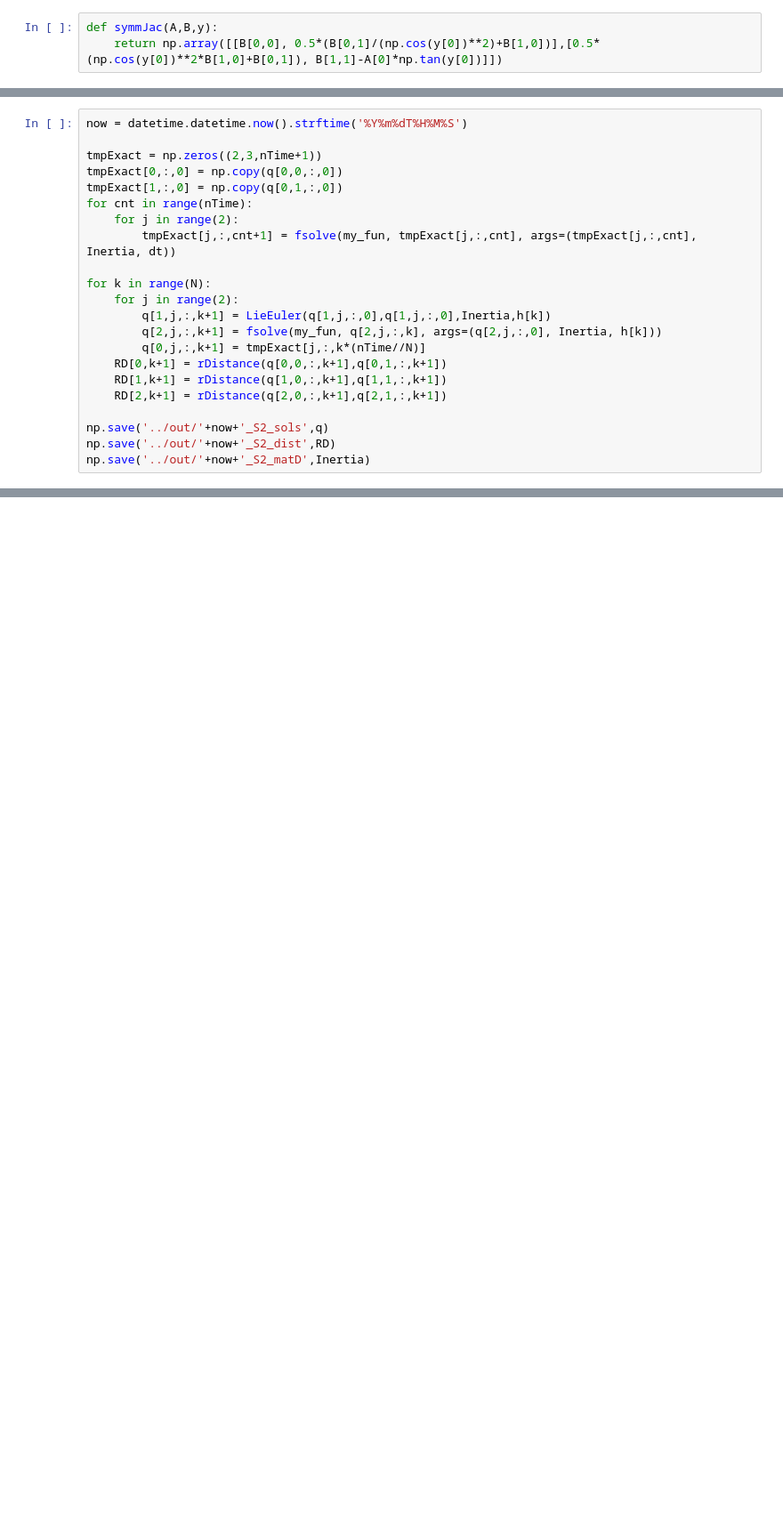
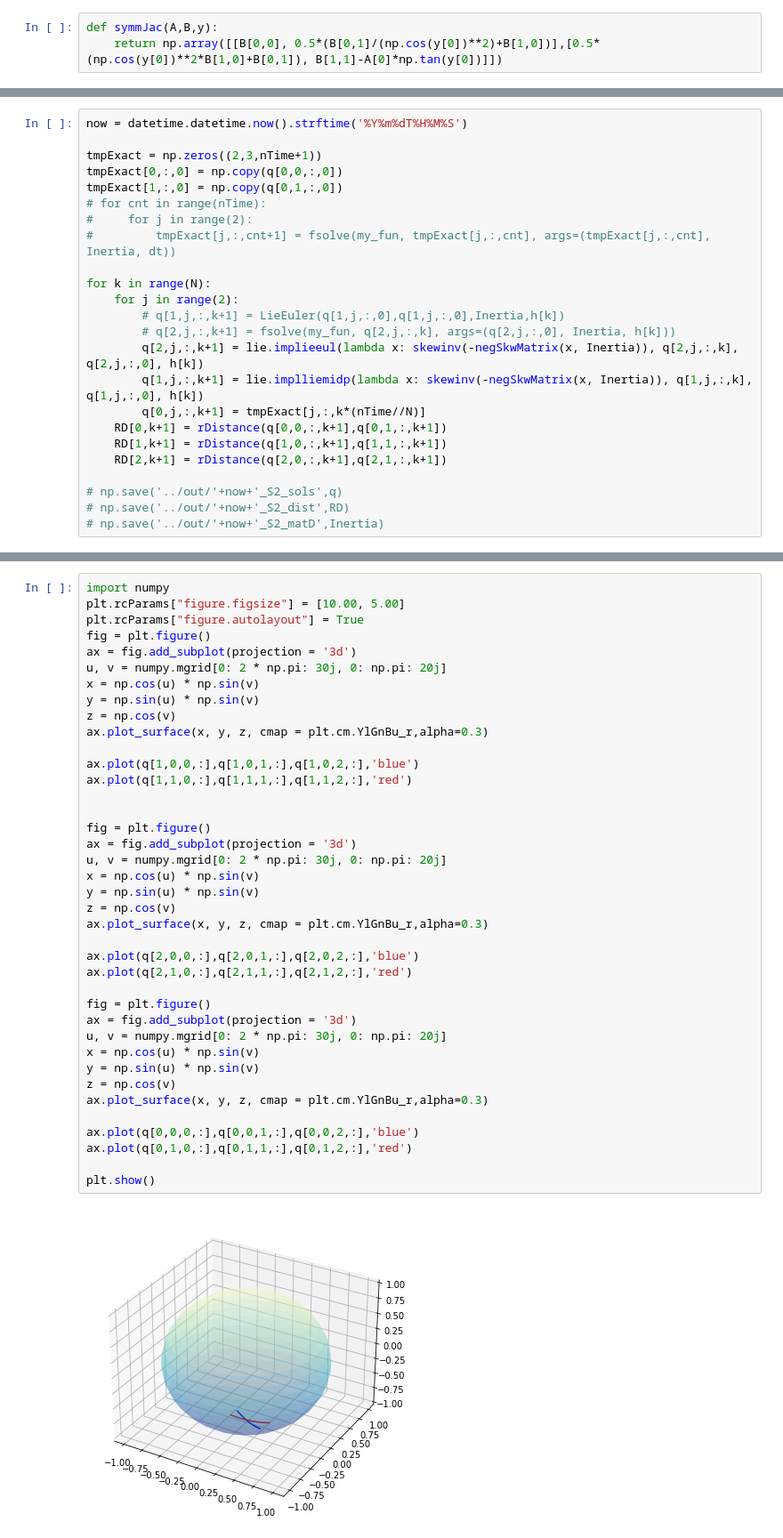
Before and after one commit to DeniseTumiotto/SphericalPendulum-Secondment, a Jupyter notebook: extras/S2gradient.ipynb, the cells around one changed output, grey strips where cells are left out. Shown: that part at 89% size. Drawn from its saved outputs; the diff is of its cells as text; blank space fills up the shorter version.

```diff
--- a/extras/S2gradient.ipynb
+++ b/extras/S2gradient.ipynb
@@ -156,22 +170,24 @@ now = datetime.datetime.now().strftime('%Y%m%dT%H%M%S')
 tmpExact = np.zeros((2,3,nTime+1))
 tmpExact[0,:,0] = np.copy(q[0,0,:,0])
 tmpExact[1,:,0] = np.copy(q[0,1,:,0])
-for cnt in range(nTime):
-    for j in range(2):
-        tmpExact[j,:,cnt+1] = fsolve(my_fun, tmpExact[j,:,cnt], args=(tmpExact[j,:,cnt], Inertia, dt))
+# for cnt in range(nTime):
+#     for j in range(2):
+#         tmpExact[j,:,cnt+1] = fsolve(my_fun, tmpExact[j,:,cnt], args=(tmpExact[j,:,cnt], Inertia, dt))
 
 for k in range(N):
     for j in range(2):
-        q[1,j,:,k+1] = LieEuler(q[1,j,:,0],q[1,j,:,0],Inertia,h[k])
-        q[2,j,:,k+1] = fsolve(my_fun, q[2,j,:,k], args=(q[2,j,:,0], Inertia, h[k]))
+        # q[1,j,:,k+1] = LieEuler(q[1,j,:,0],q[1,j,:,0],Inertia,h[k])
+        # q[2,j,:,k+1] = fsolve(my_fun, q[2,j,:,k], args=(q[2,j,:,0], Inertia, h[k]))
+        q[2,j,:,k+1] = lie.implieeul(lambda x: skewinv(-negSkwMatrix(x, Inertia)), q[2,j,:,k], q[2,j,:,0], h[k])
+        q[1,j,:,k+1] = lie.implliemidp(lambda x: skewinv(-negSkwMatrix(x, Inertia)), q[1,j,:,k], q[1,j,:,0], h[k])
         q[0,j,:,k+1] = tmpExact[j,:,k*(nTime//N)]
     RD[0,k+1] = rDistance(q[0,0,:,k+1],q[0,1,:,k+1])
     RD[1,k+1] = rDistance(q[1,0,:,k+1],q[1,1,:,k+1])
     RD[2,k+1] = rDistance(q[2,0,:,k+1],q[2,1,:,k+1])
 
-np.save('../out/'+now+'_S2_sols',q)
-np.save('../out/'+now+'_S2_dist',RD)
-np.save('../out/'+now+'_S2_matD',Inertia)
+# np.save('../out/'+now+'_S2_sols',q)
+# np.save('../out/'+now+'_S2_dist',RD)
+# np.save('../out/'+now+'_S2_matD',Inertia)
 # %%
 fig1 = plt.figure()
 plt.plot(h, RD[1,1:], label='one step explicit Lie Euler')
@@ -184,0 +203,41 @@ plt.show()
+# %%
+import numpy
+plt.rcParams["figure.figsize"] = [10.00, 5.00]
+plt.rcParams["figure.autolayout"] = True
+fig = plt.figure()
+ax = fig.add_subplot(projection = '3d')
+u, v = numpy.mgrid[0: 2 * np.pi: 30j, 0: np.pi: 20j]
+x = np.cos(u) * np.sin(v)
+y = np.sin(u) * np.sin(v)
+z = np.cos(v)
+ax.plot_surface(x, y, z, cmap = plt.cm.YlGnBu_r,alpha=0.3)
+
+ax.plot(q[1,0,0,:],q[1,0,1,:],q[1,0,2,:],'blue')
+ax.plot(q[1,1,0,:],q[1,1,1,:],q[1,1,2,:],'red')
+
+
+fig = plt.figure()
+ax = fig.add_subplot(projection = '3d')
+u, v = numpy.mgrid[0: 2 * np.pi: 30j, 0: np.pi: 20j]
+x = np.cos(u) * np.sin(v)
+y = np.sin(u) * np.sin(v)
+z = np.cos(v)
+ax.plot_surface(x, y, z, cmap = plt.cm.YlGnBu_r,alpha=0.3)
+
+ax.plot(q[2,0,0,:],q[2,0,1,:],q[2,0,2,:],'blue')
+ax.plot(q[2,1,0,:],q[2,1,1,:],q[2,1,2,:],'red')
+
+fig = plt.figure()
+ax = fig.add_subplot(projection = '3d')
+u, v = numpy.mgrid[0: 2 * np.pi: 30j, 0: np.pi: 20j]
+x = np.cos(u) * np.sin(v)
+y = np.sin(u) * np.sin(v)
+z = np.cos(v)
+ax.plot_surface(x, y, z, cmap = plt.cm.YlGnBu_r,alpha=0.3)
+
+ax.plot(q[0,0,0,:],q[0,0,1,:],q[0,0,2,:],'blue')
+ax.plot(q[0,1,0,:],q[0,1,1,:],q[0,1,2,:],'red')
+
+plt.show()
+# %% [output]
+[figure, added]
```
Also changed, not shown: parts of 6 cells of this notebook, 11 other files.
